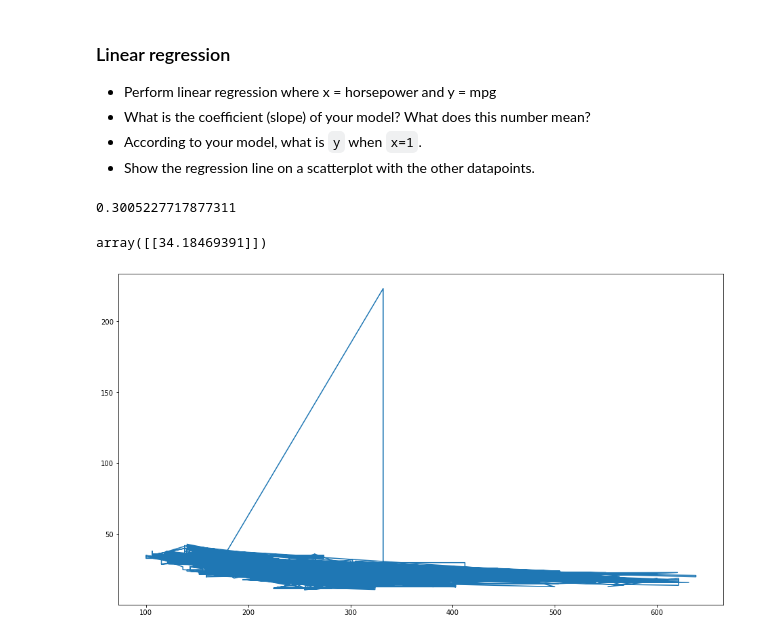
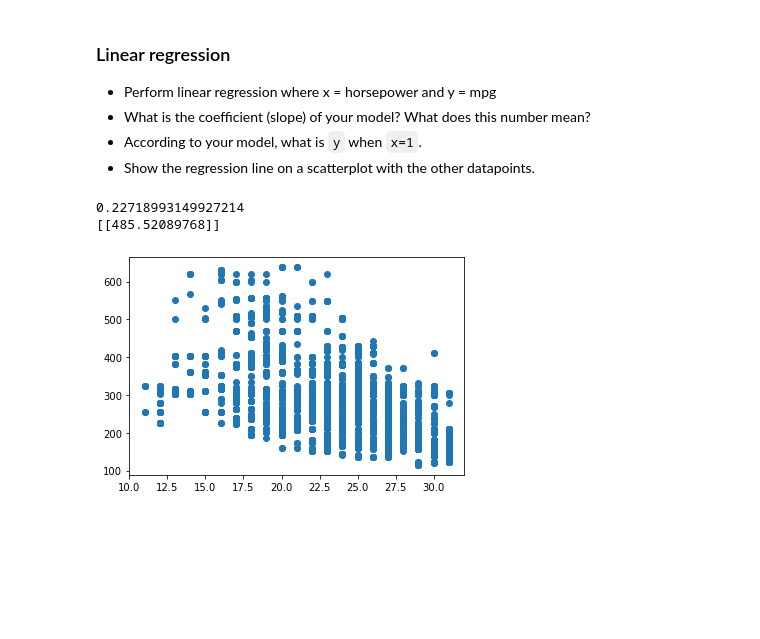
Before and after one commit to GGGE99/python_handin, a Jupyter notebook: Week_9.ipynb, the cells around one changed output. Cells and saved outputs as stored; diff of their text form; code cells hidden in the pictures; blank space fills up the shorter version.

```diff
--- a/Week_9.ipynb
+++ b/Week_9.ipynb
@@ -97,22 +97,24 @@ from sklearn.datasets import load_diabetes
 from sklearn.linear_model import LinearRegression
 from sklearn.preprocessing import scale
 
-X = data[['Engine Information.Engine Statistics.Horsepower']].values
-Y = data[['Fuel Information.Highway mpg']].values
+df = data[['Fuel Information.Highway mpg','Engine Information.Engine Statistics.Horsepower']]
+df = df[df['Fuel Information.Highway mpg'] < df['Fuel Information.Highway mpg'].quantile(0.90)]
+
+
+X = df[['Fuel Information.Highway mpg']].values
+Y = df[['Engine Information.Engine Statistics.Horsepower']].values
 
 model = LinearRegression(normalize=True)
 model.fit(X,Y)
 print(model.score(X,Y))
 print(model.predict([[1]]))
-model.
 # %% [output]
-0.3005227717877311
+0.22718993149927214
+[[485.52089768]]
-array([[34.18469391]])
 # %%
 import matplotlib.pyplot as plt
-plt.figure(figsize=(16, 9))
 plt.scatter(X,Y)
 
 plt.show()
 # %% [output]
-[figure, old version]
+[figure, new version]
```
Also changed, not shown: 1 other file.
